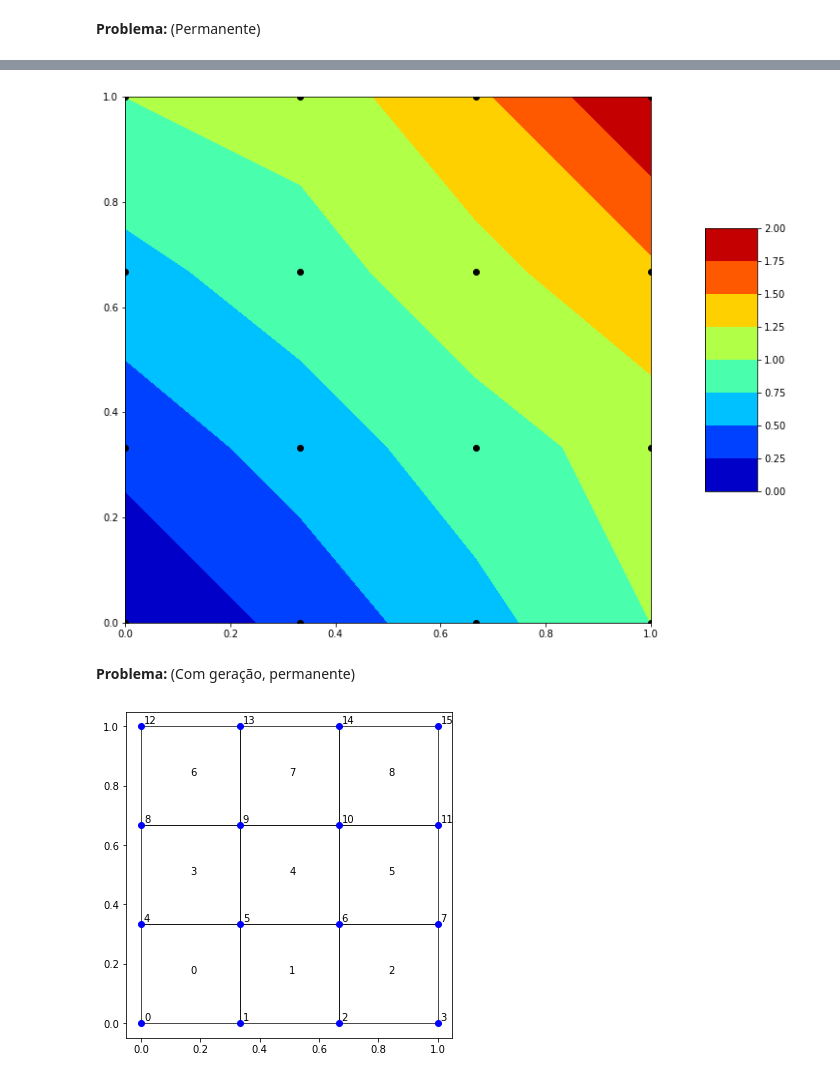
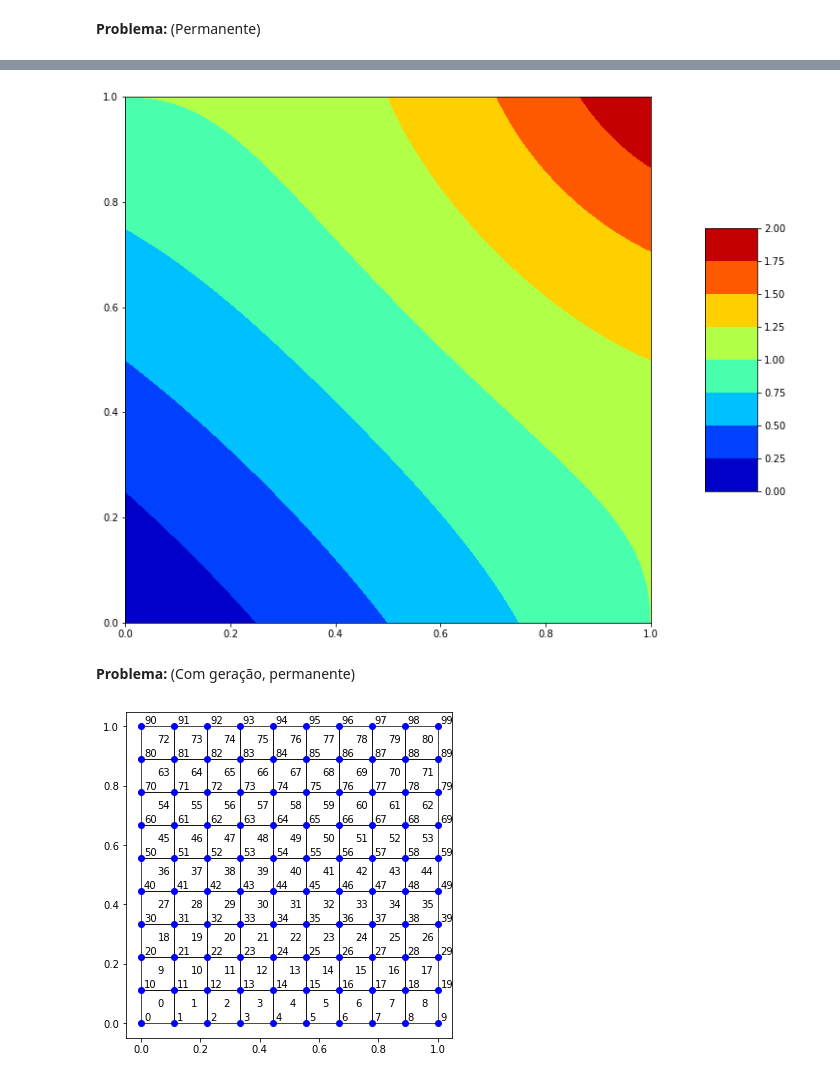
Before and after one commit to barros-jv/Heat_Transfer, a Jupyter notebook: Metodo_das_Diferencas_Finitas/Prob_Termico_2D_MDF.ipynb, the cells around one changed output, grey strips where cells are left out. Saved outputs shown, nothing was run; the diff lists cells and outputs as text; code cells hidden in the pictures.

```diff
--- a/Metodo_das_Diferencas_Finitas/Prob_Termico_2D_MDF.ipynb
+++ b/Metodo_das_Diferencas_Finitas/Prob_Termico_2D_MDF.ipynb
@@ -14,17 +14,17 @@ __Problema:__ (Permanente)
 # Dados da malha
 Lx = 1.0
 Ly = 1.0
-nx = 4
-ny = 4
+nx = 200
+ny = 200
 npoints = nx*ny
 nq = (nx-1)*(ny-1)
 Deltax = Lx/(nx-1)
 Deltay = Ly/(ny-1)
 
 # Dados do problema
-rho = 1.0 # densidade do material
+rho = 7.8 # densidade do material
 cv = 1.0 # capacidade termica
-k = 1.0 # condutividade termica
+k = 52.0 # condutividade termica
 alpha = k/(rho*cv) # difusividade termica
 Q = 0.0 # fonte de calor
 
@@ -133,28 +133,28 @@ xq = X.reshape(ny,nx)
 yq = Y.reshape(ny,nx)
 solq = T.reshape(ny,nx)
 surf = ax.contourf(xq,yq,solq,cmap='jet')
-plt.plot(X,Y,'ko')
+#plt.plot(X,Y,'ko')
 plt.colorbar(surf,shrink=0.5, aspect=5)
 plt.show()
 # %% [output]
-[figure, old version]
+[figure, new version]
 # %% [markdown]
 __Problema:__ (Com geração, permanente)
 # %%
 # Dados da malha
 Lx = 1.0
 Ly = 1.0
-nx = 4
-ny = 4
+nx = 10
+ny = 10
 npoints = nx*ny
 nq = (nx-1)*(ny-1)
 Deltax = Lx/(nx-1)
 Deltay = Ly/(ny-1)
 
 # Dados do problema
-rho = 1.0 # densidade do material
+rho = 7.8 # densidade do material
 cv = 1.0 # capacidade termica
-k = 1.0 # condutividade termica
+k = 52.0 # condutividade termica
 alpha = k/(rho*cv) # difusividade termica
 Q = 100.0 # fonte de calor
 
@@ -168,34 +168,34 @@ Y = np.reshape(Y,npoints)
 IEN = np.zeros( (nq,4),dtype='int' )
 for i in range(0,nq):
     j = i//(nx-1)
     IEN[i] = [i+j,i+1+j,i+(nx+1)+j,i+(nx)+j]
 
 # plot malha de quadriláteros
 xy = np.stack((X, Y), axis=-1)
 verts = xy[IEN]
 plt.figure(figsize=(6, 6))
 ax=plt.gca()
 pc = matplotlib.collections.PolyCollection(verts,edgecolors=('black',),
                                                  facecolors= 'None',
                                                  linewidths=(0.7,))
 ax.add_collection(pc)
 plt.plot(X,Y,"bo")
 
 for i in range(0,npoints):
     plt.text(X[i]+0.01,Y[i]+0.01,str(i))
 
 # loop em todos os elementos
 for e in range(0,IEN.shape[0]):
     v1,v2,v3,v4 = IEN[e]
     # calculo do centro de massa, ou centro geometrico
     Xm = (X[v1]+X[v2])/2.0
     Ym = (Y[v1]+Y[v3])/2.0
     plt.text(Xm,Ym,str(e))
 
 ax.set_aspect('equal')
 plt.show()
 # %% [output]
-[figure, old version]
+[figure, new version]
 # %%
 # Pontos C.C
 cc1 = [];cc2 = [];cc3 = [];cc4 = []; cc = []; noncc = []
```
Also changed, not shown: parts of 4 cells of this notebook, 1 other file.
